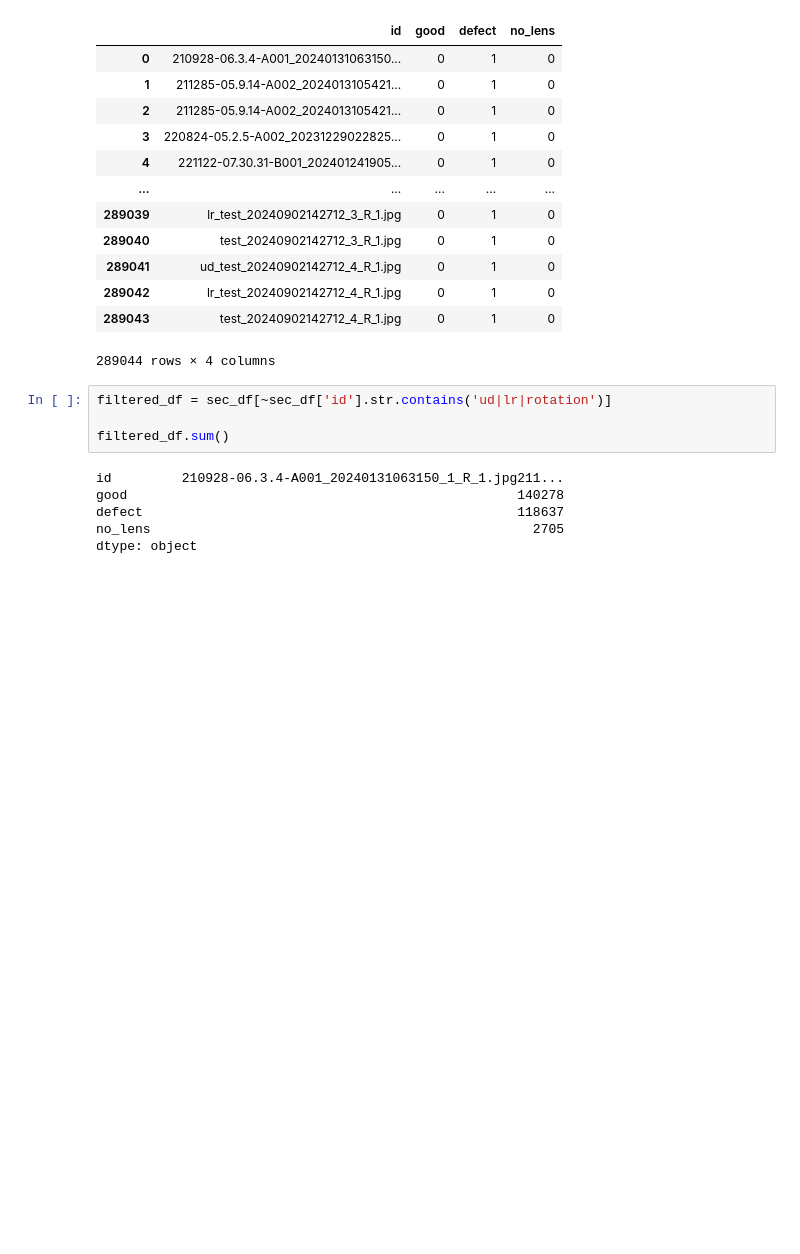
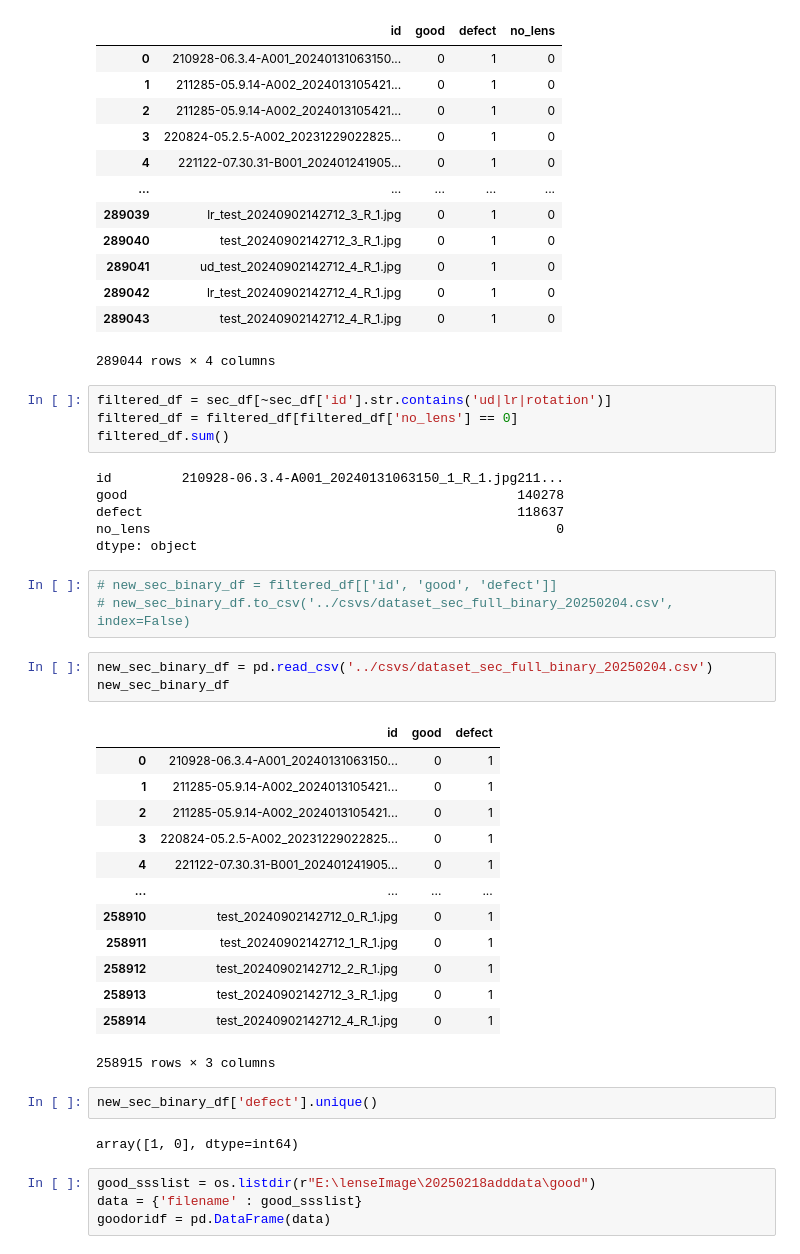
Before and after one commit to sidsid84-kor/xeception, a Jupyter notebook: jupyters/sec_train.ipynb, the cells around one changed output. Cells and saved outputs as stored; diff of their text form; blank space fills up the shorter version.

```diff
--- a/jupyters/sec_train.ipynb
+++ b/jupyters/sec_train.ipynb
@@ -77,11 +77,39 @@ sec_df
 289044 rows × 4 columns
 # %%
 filtered_df = sec_df[~sec_df['id'].str.contains('ud|lr|rotation')]
-
+filtered_df = filtered_df[filtered_df['no_lens'] == 0]
 filtered_df.sum()
 # %% [output]
 id         210928-06.3.4-A001_20240131063150_1_R_1.jpg211...
 good                                                  140278
 defect                                                118637
-no_lens                                                 2705
+no_lens                                                    0
 dtype: object
+# %%
+# new_sec_binary_df = filtered_df[['id', 'good', 'defect']]
+# new_sec_binary_df.to_csv('../csvs/dataset_sec_full_binary_20250204.csv', index=False)
+# %%
+new_sec_binary_df = pd.read_csv('../csvs/dataset_sec_full_binary_20250204.csv')
+new_sec_binary_df
+# %% [output]
+|  | id | good | defect |
+| 0 | 210928-06.3.4-A001_20240131063150... | 0 | 1 |
+| 1 | 211285-05.9.14-A002_2024013105421... | 0 | 1 |
+| 2 | 211285-05.9.14-A002_2024013105421... | 0 | 1 |
+| 3 | 220824-05.2.5-A002_20231229022825... | 0 | 1 |
+| 4 | 221122-07.30.31-B001_202401241905... | 0 | 1 |
+| ... | ... | ... | ... |
+| 258910 | test_20240902142712_0_R_1.jpg | 0 | 1 |
+| 258911 | test_20240902142712_1_R_1.jpg | 0 | 1 |
+| 258912 | test_20240902142712_2_R_1.jpg | 0 | 1 |
+| 258913 | test_20240902142712_3_R_1.jpg | 0 | 1 |
+| 258914 | test_20240902142712_4_R_1.jpg | 0 | 1 |
+258915 rows × 3 columns
+# %%
+new_sec_binary_df['defect'].unique()
+# %% [output]
+array([1, 0], dtype=int64)
+# %%
+good_ssslist = os.listdir(r"E:\lenseImage\20250218adddata\good")
+data = {'filename' : good_ssslist}
+goodoridf = pd.DataFrame(data)
```
Also changed, not shown: parts of 9 cells of this notebook, 2 other files.
